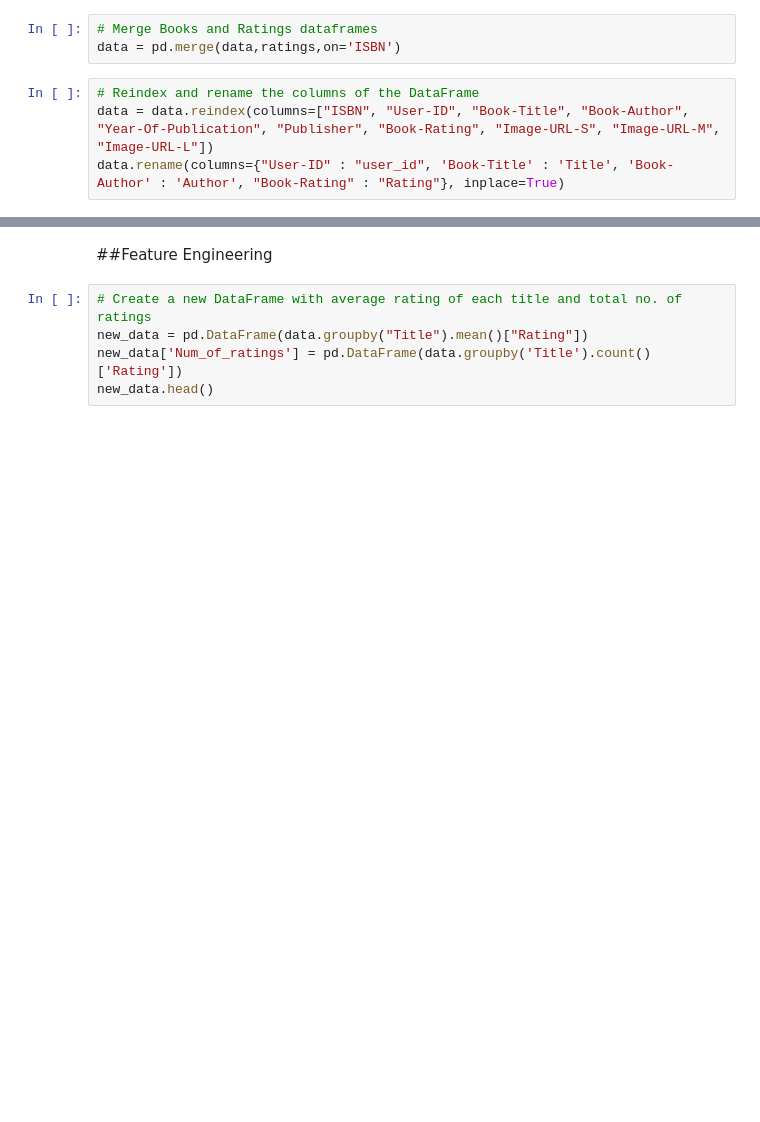
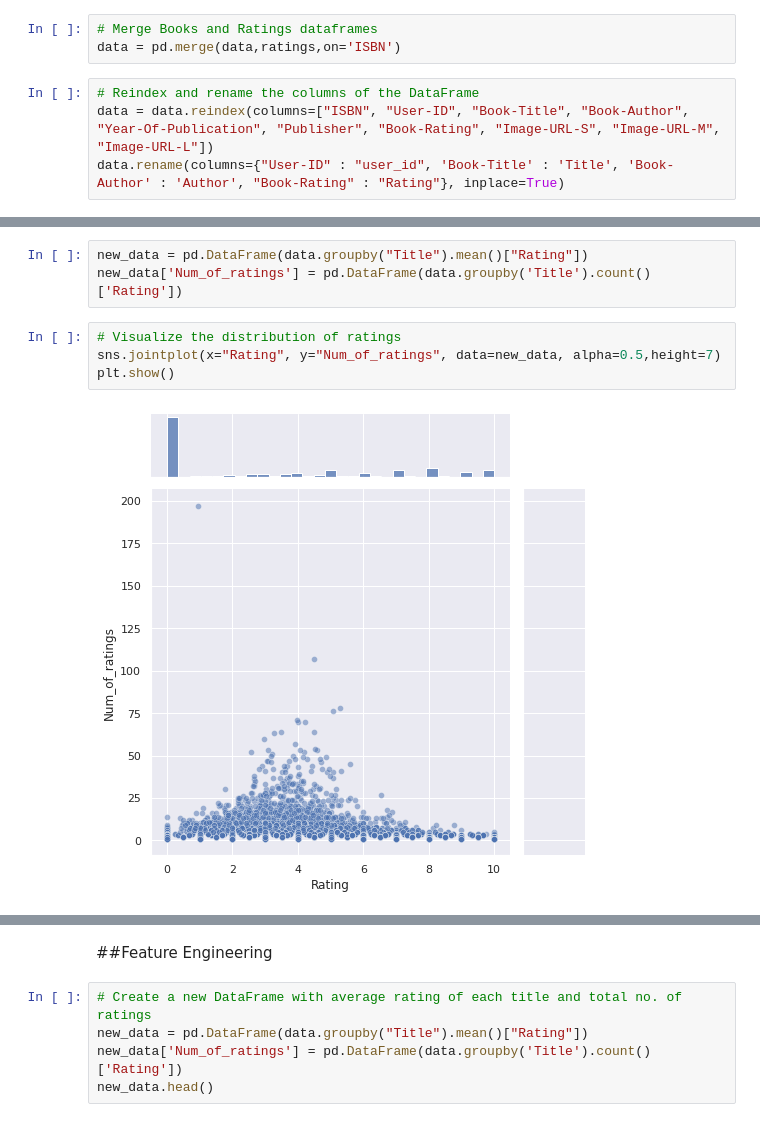
Before and after one commit to kapeeshvarma/Book-Recommendation-System, a Jupyter notebook: Book_Recommendation_System_Capstone_Project.ipynb, the cells around one changed output, grey strips where cells are left out. Cells and saved outputs as stored; diff of their text form; blank space fills up the shorter version.

```diff
--- a/Book_Recommendation_System_Capstone_Project.ipynb
+++ b/Book_Recommendation_System_Capstone_Project.ipynb
@@ -129,3 +130,12 @@ rating_cnt = rating_cnt.reset_index()
 px.histogram(rating_cnt,x='Rating',marginal='box',nbins=15,width=750,height=500)
 # %% [output]
 [interactive output not drawn]
+# %%
+new_data = pd.DataFrame(data.groupby("Title").mean()["Rating"])
+new_data['Num_of_ratings'] = pd.DataFrame(data.groupby('Title').count()['Rating'])
+# %%
+# Visualize the distribution of ratings
+sns.jointplot(x="Rating", y="Num_of_ratings", data=new_data, alpha=0.5,height=7)
+plt.show()
+# %% [output]
+[figure, added]
```
Also changed, not shown: parts of 7 cells of this notebook.
